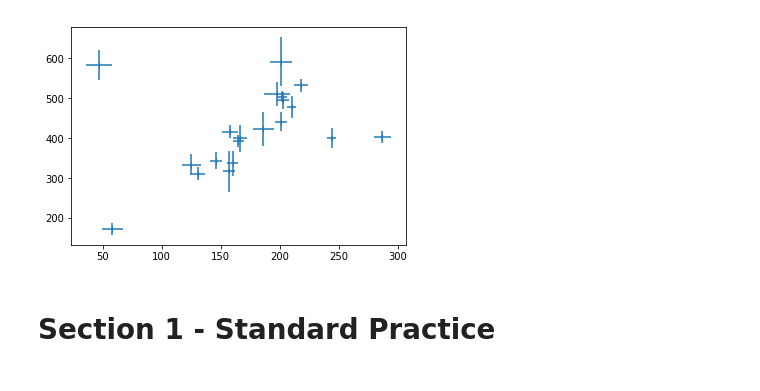
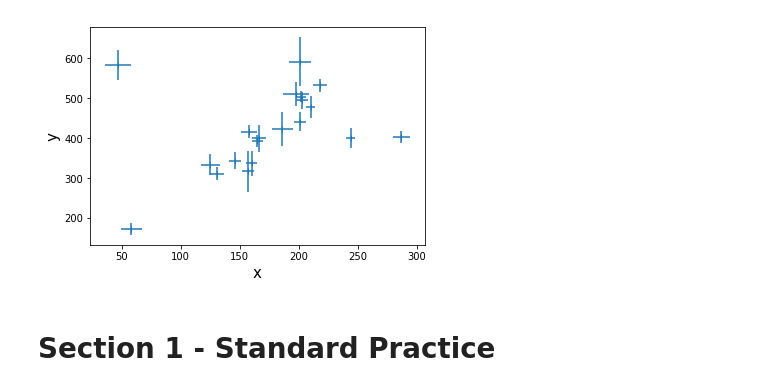
Before and after one commit to jimbarrett27/hogg2010, a Jupyter notebook: solutions.ipynb, the cells around one changed output. Drawn from its saved outputs; the diff is of its cells as text; code cells hidden in the pictures.

```diff
--- a/solutions.ipynb
+++ b/solutions.ipynb
@@ -7,17 +7,20 @@ import seaborn
 # %%
 hoggData = np.loadtxt("hoggData.dat", dtype=np.float64, delimiter=',')
 
-x = hoggData[:,1]
-y = hoggData[:,2]
-sigY = hoggData[:,3]
-sigX = hoggData[:,4]
-rhoXY = hoggData[:,5]
+hogg_x = hoggData[:,1]
+hogg_y = hoggData[:,2]
+hogg_sigY = hoggData[:,3]
+hogg_sigX = hoggData[:,4]
+hogg_rhoXY = hoggData[:,5]
 
-plot.errorbar(x, y, sigY, sigX, fmt='|')
+plot.errorbar(hogg_x, hogg_y, hogg_sigY, hogg_sigX, fmt='|')
 
 plotx = np.linspace(0,300,2000)
+
+plot.xlabel('x', size=15)
+plot.ylabel('y', size=15);
 # %% [output]
-[figure, old version]
+[figure, new version]
 # %% [markdown]
 # Section 1 - Standard Practice
 # %% [markdown]
```
Also changed, not shown: parts of 33 cells of this notebook.
